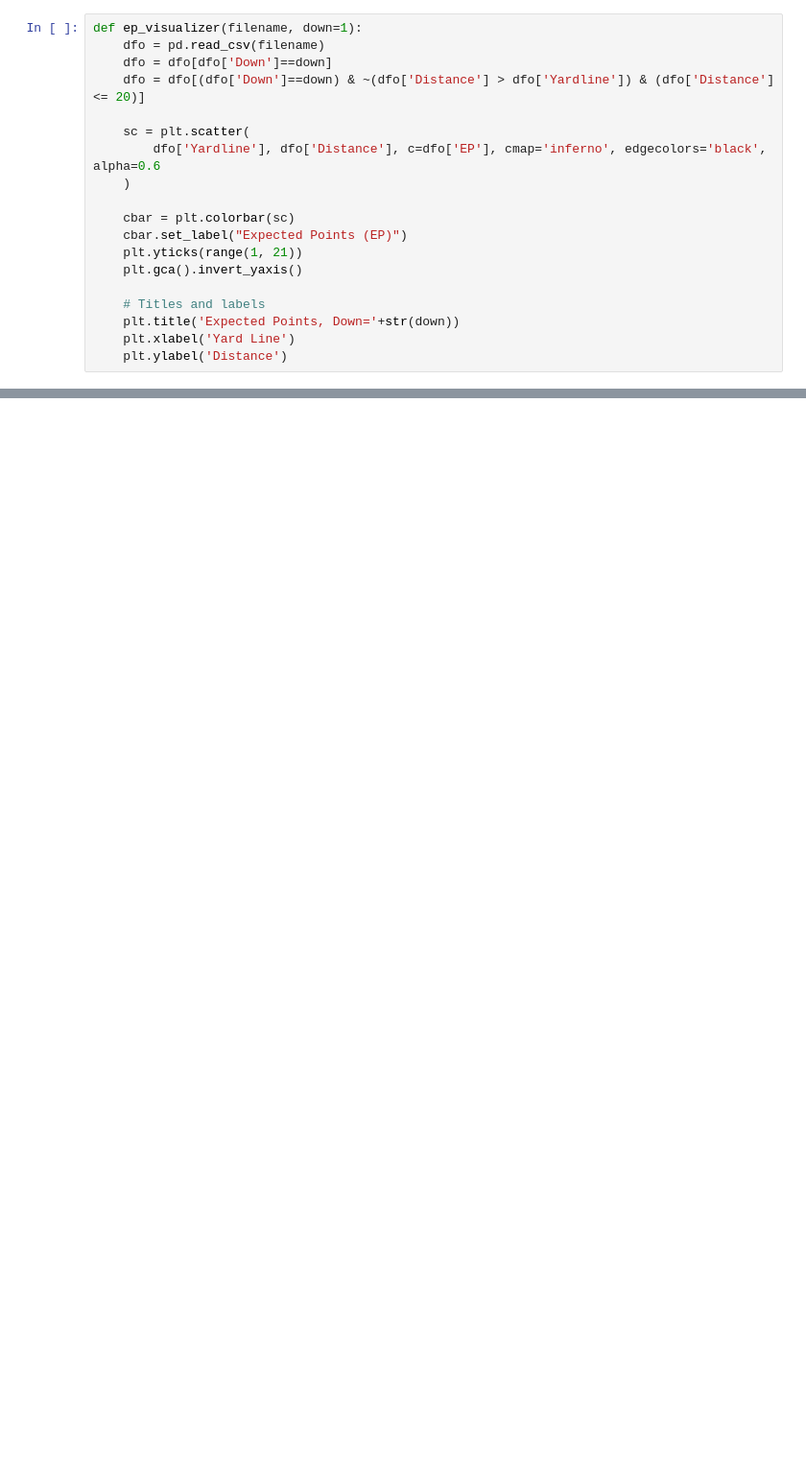
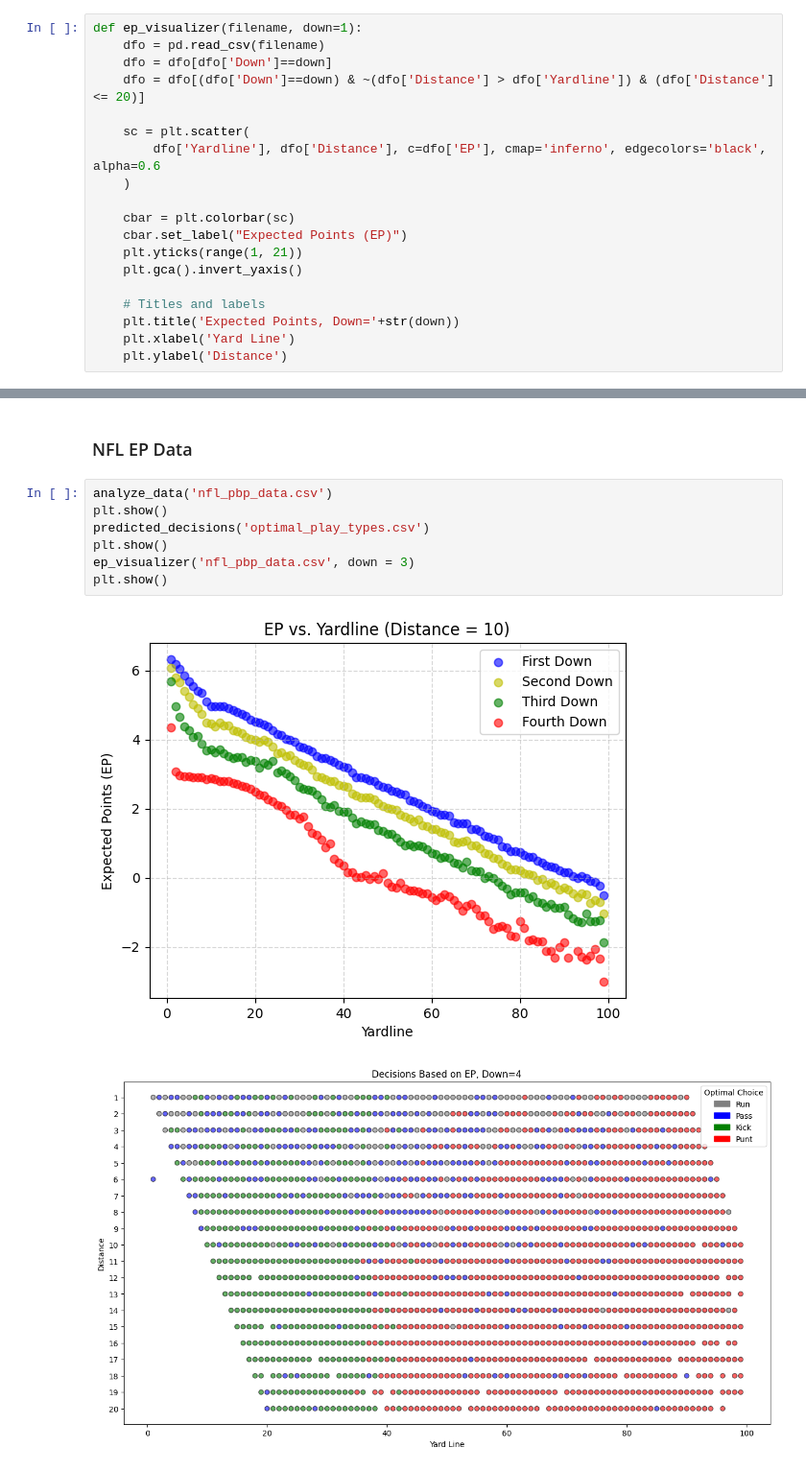
Before and after one commit to mihir-r-kondapalli/nfl_epa_simulation, a Jupyter notebook: data_vis.ipynb, the cells around one changed output, grey strips where cells are left out. Shown at 96% size. Cells and saved outputs as stored; diff of their text form; blank space fills up the shorter version.

```diff
--- a/data_vis.ipynb
+++ b/data_vis.ipynb
@@ -120,2 +120,14 @@ plt.show()
 [figure]
 [figure]
+# %% [markdown]
+### NFL EP Data
+# %%
+analyze_data('nfl_pbp_data.csv')
+plt.show()
+predicted_decisions('optimal_play_types.csv')
+plt.show()
+ep_visualizer('nfl_pbp_data.csv', down = 3)
+plt.show()
+# %% [output]
+[figure, added]
+[figure, added]
```
Also changed, not shown: parts of 11 cells of this notebook.
